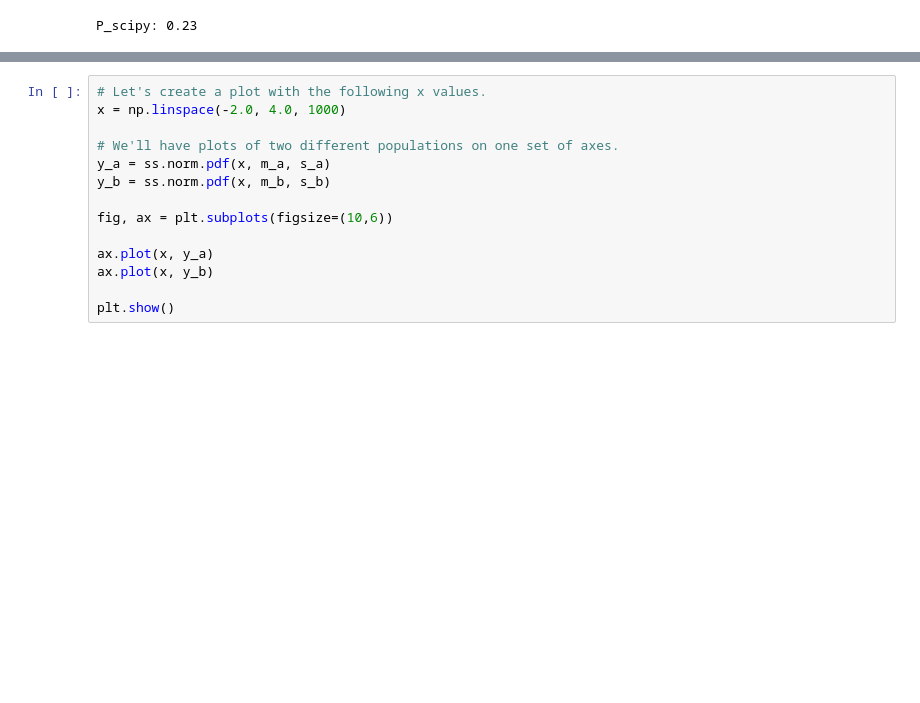
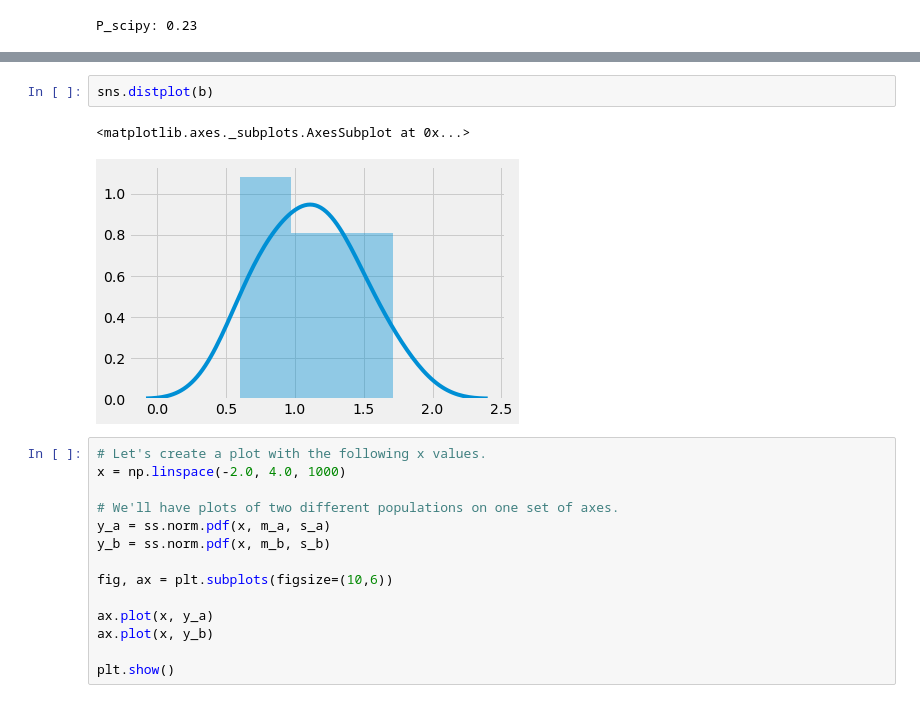
Before and after one commit to karolinaszafranbelzowska/t-test, a Jupyter notebook: t-test.ipynb, the cells around one changed output, grey strips where cells are left out. Saved outputs shown, nothing was run; the diff lists cells and outputs as text; blank space fills up the shorter version.

```diff
--- a/t-test.ipynb
+++ b/t-test.ipynb
@@ -64,3 +92,8 @@ P_scipy: 0.23
+# %%
+sns.distplot(b)
+# %% [output]
+<matplotlib.axes._subplots.AxesSubplot at 0x...>
+[figure, added]
 # %%
 # Let's create a plot with the following x values.
 x = np.linspace(-2.0, 4.0, 1000)
```
Also changed, not shown: parts of 9 cells of this notebook.
